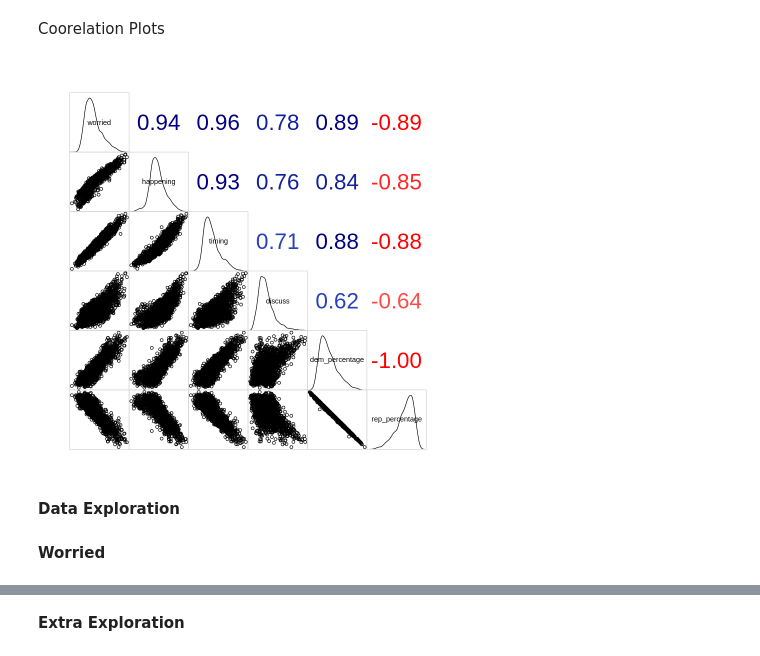
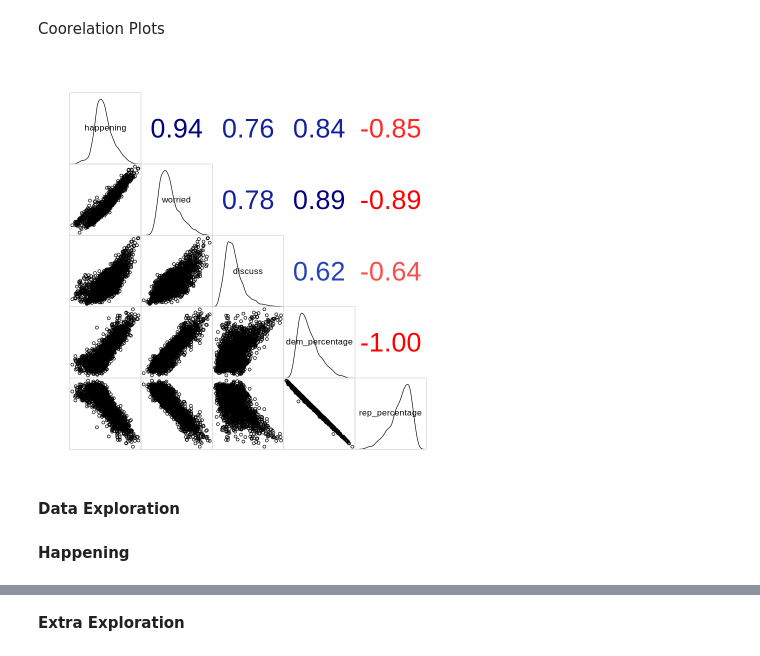
Before and after one commit to Albion-Krasniqi/Data-driven-research, a Jupyter notebook: [Albion]_Data_Driven_Exploration_NS125_Assignment.ipynb, the cells around one changed output, grey strips where cells are left out. Cells and saved outputs as stored; diff of their text form; code cells hidden in the pictures.

```diff
--- a/[Albion]_Data_Driven_Exploration_NS125_Assignment.ipynb
+++ b/[Albion]_Data_Driven_Exploration_NS125_Assignment.ipynb
@@ -78,19 +78,19 @@ A data.frame: 6 × 11
 Coorelation Plots
 # %%
 ## choosing some columns to see their correlation
-columns = c('worried','happening','timing','discuss',
+columns = c('happening','worried','discuss',
             'dem_percentage','rep_percentage')
 
 ## plotting a corrgram to see how variables correlate with each other
 corrgram(merged_data[,columns],
         lower.panel=panel.pts, upper.panel=panel.cor,
          diag.panel=panel.density)
 # %% [output]
-[figure, old version]
+[figure, new version]
 # %% [markdown]
 **Data Exploration**
 # %% [markdown]
-**Worried**
+**Happening**
 # %%
 #Specifying correlation formula
 my.formula <- y ~ x
```
Also changed, not shown: parts of 13 cells of this notebook.
